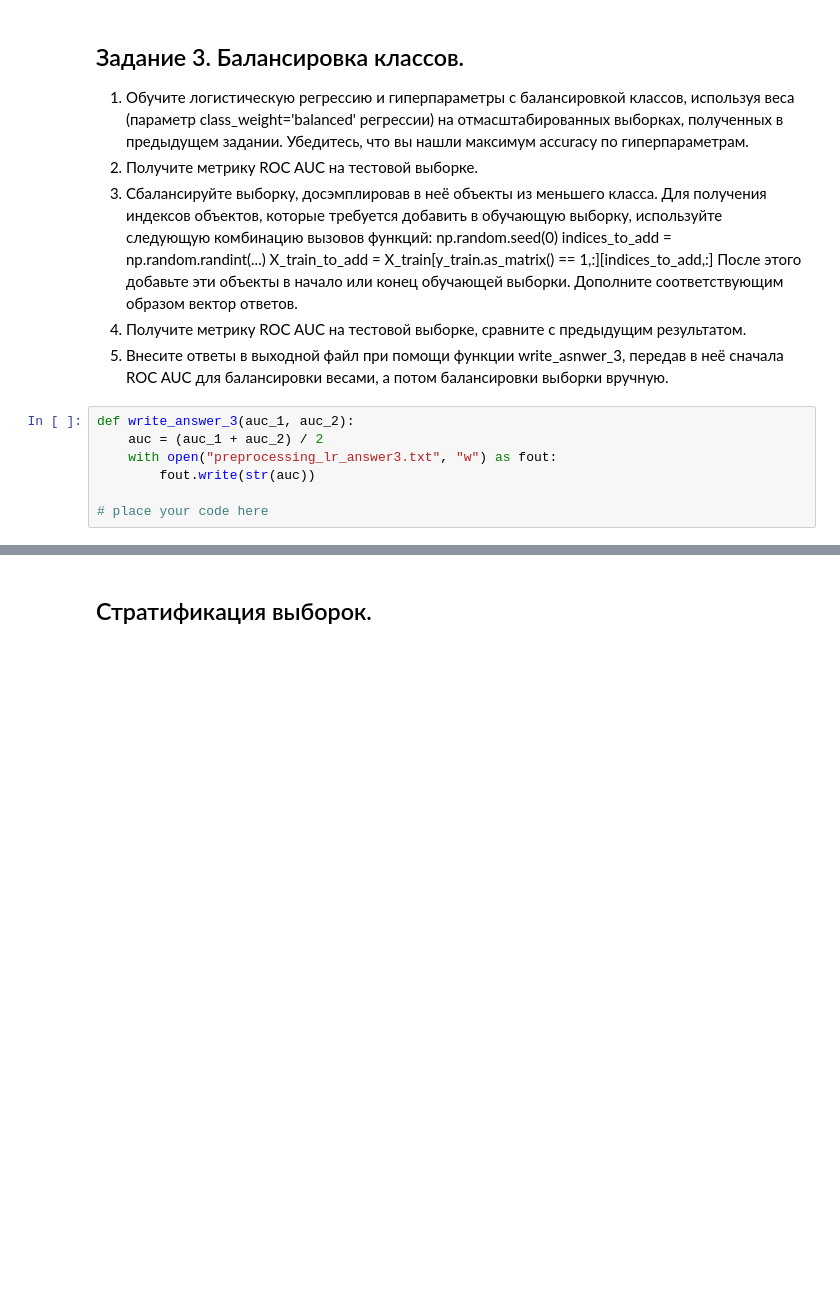
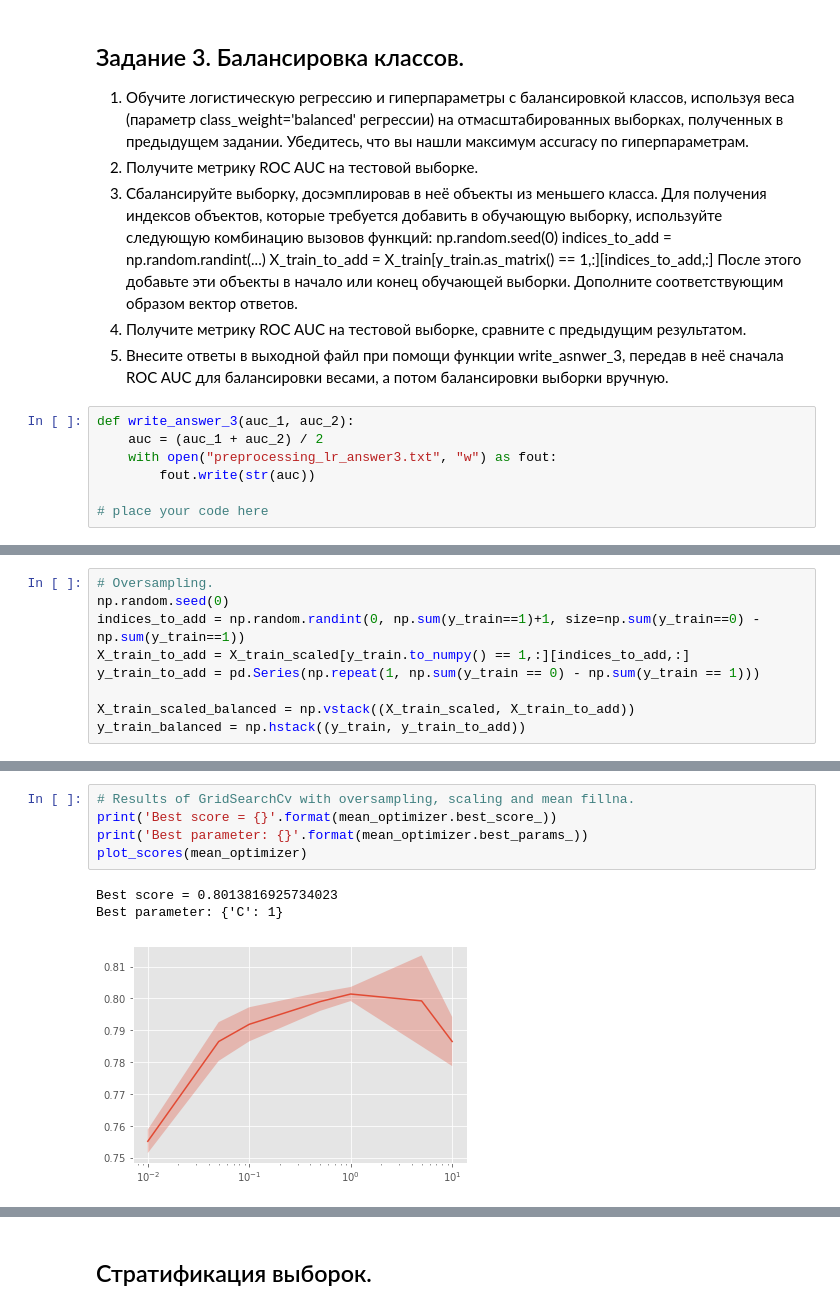
Before and after one commit to umshtm/ML-DA-Coursera-MIPT-Yandex, a Jupyter notebook: 2 - Supervised learning/Tasks/Data preprocessing methods and logistic regression/Preprocessing_LR_Coursera.ipynb, the cells around one changed output, grey strips where cells are left out. Cells and saved outputs as stored; diff of their text form; blank space fills up the shorter version.

```diff
--- a/2 - Supervised learning/Tasks/Data preprocessing methods and logistic regression/Preprocessing_LR_Coursera.ipynb
+++ b/2 - Supervised learning/Tasks/Data preprocessing methods and logistic regression/Preprocessing_LR_Coursera.ipynb
@@ -388,0 +565,9 @@ def write_answer_3(auc_1, auc_2):
+# %%
+# Oversampling.
+np.random.seed(0)
+indices_to_add = np.random.randint(0, np.sum(y_train==1)+1, size=np.sum(y_train==0) - np.sum(y_train==1))
+X_train_to_add = X_train_scaled[y_train.to_numpy() == 1,:][indices_to_add,:]
+y_train_to_add = pd.Series(np.repeat(1, np.sum(y_train == 0) - np.sum(y_train == 1)))
+
+X_train_scaled_balanced = np.vstack((X_train_scaled, X_train_to_add))
+y_train_balanced = np.hstack((y_train, y_train_to_add))
@@ -388,0 +581,9 @@ def write_answer_3(auc_1, auc_2):
+# %%
+# Results of GridSearchCv with oversampling, scaling and mean fillna.
+print('Best score = {}'.format(mean_optimizer.best_score_))
+print('Best parameter: {}'.format(mean_optimizer.best_params_))
+plot_scores(mean_optimizer)
+# %% [output]
+Best score = 0.8013816925734023
+Best parameter: {'C': 1}
+[figure, added]
```
Also changed, not shown: parts of 61 cells of this notebook, 6 other files.
